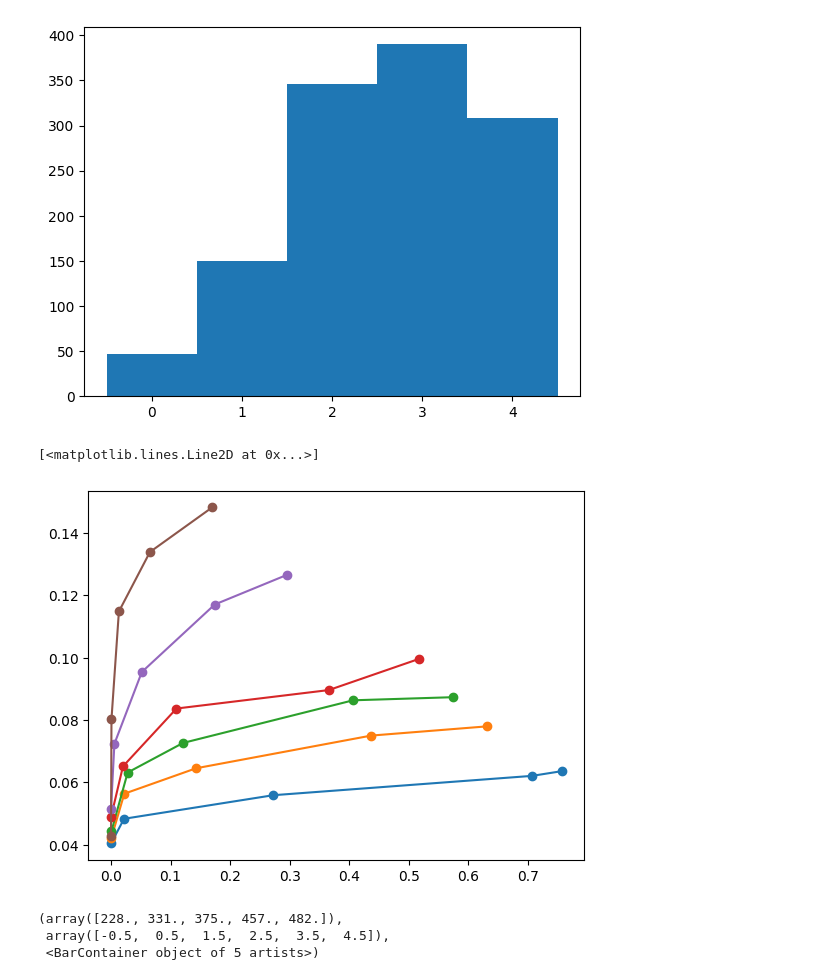
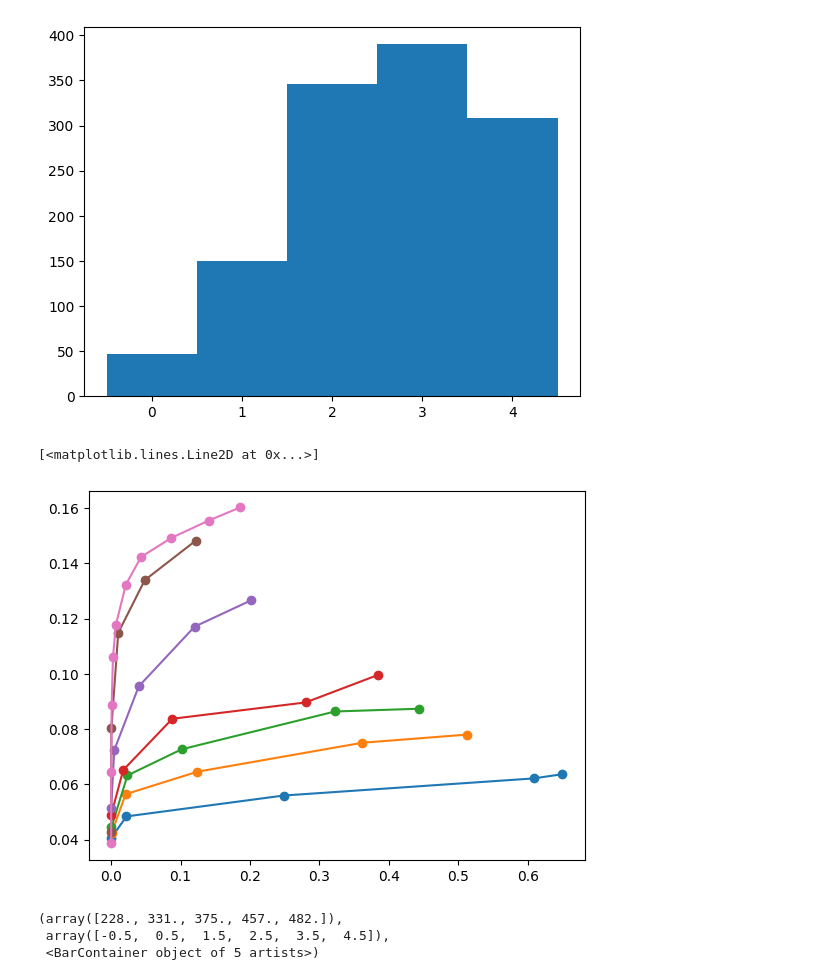
Before and after one commit to katiekang1998/reasoning_data, a Jupyter notebook: analyze/math_aug3_datamix4.ipynb, the cells around one changed output. Drawn from its saved outputs; the diff is of its cells as text; code cells hidden in the pictures.

```diff
--- a/analyze/math_aug3_datamix4.ipynb
+++ b/analyze/math_aug3_datamix4.ipynb
@@ -7,5 +8,5 @@ ckpts10 = [int(_) for _ in ["220", "440", "660", "880", "1100"]]
 # %%
-test_accs_rand = []
+test_accs_rand20 = []
 ckpts = ["220", "440", "660", "880", "1100", "1320", "1540", "1760", "1980", "2200"]
 
 for ckpt in ckpts:
@@ -14,10 +15,10 @@ for ckpt in ckpts:
     test_accs = (np.load("../ckpts/"+name+"/checkpoint-"+ckpt+ "/test_answer_types5_seed2.npy")==0)
     print(test_accs.mean())
     # test_accs_all.append(test_accs.mean())
-    test_accs_rand.append(test_accs.mean())
+    test_accs_rand20.append(test_accs.mean())
 
 
-test_accs_rand = np.array(test_accs_rand)
+test_accs_rand20 = np.array(test_accs_rand20)
 # %% [output]
 0.03856
 0.06436
@@ -220,12 +263,13 @@ plt.hist(num_correct_different_rand[:, idxs].argmax(axis=0), alpha=1, bins = np.
 [figure]
 # %%
 for num in range(5):
-    plt.plot((((num_memorized_dict[num]==5) *np.expand_dims((num_correct_different_dict[num].max(axis=0)<4), 0))).mean(axis=-1), test_accs_dict[num], "o-")
+    plt.plot((((num_memorized_dict[num]==5) *np.expand_dims((num_correct_different_dict[num].max(axis=0)<3), 0))).mean(axis=-1), test_accs_dict[num], "o-")
 
-plt.plot((((num_memorized_rand==5) *np.expand_dims((num_correct_different_rand.max(axis=0)<4), 0))).mean(axis=-1), test_accs_rand, "o-")
+plt.plot((((num_memorized_rand==5) *np.expand_dims((num_correct_different_rand.max(axis=0)<3), 0))).mean(axis=-1), test_accs_rand, "o-")
+plt.plot((((num_memorized_rand20==5) *np.expand_dims((num_correct_different_rand20.max(axis=0)<3), 0))).mean(axis=-1), test_accs_rand20, "o-")
 # %% [output]
 [<matplotlib.lines.Line2D at 0x...>]
-[figure, old version]
+[figure, new version]
 # %%
 plt.hist(num_correct_different_rand.max(axis=0), alpha=0.5, bins = np.arange(0, 6)-0.5)
 plt.hist(num_correct_different_dict[4].max(axis=0), alpha=0.5, bins = np.arange(0, 6)-0.5)
```
Also changed, not shown: parts of 3 cells of this notebook, 31 other files.
